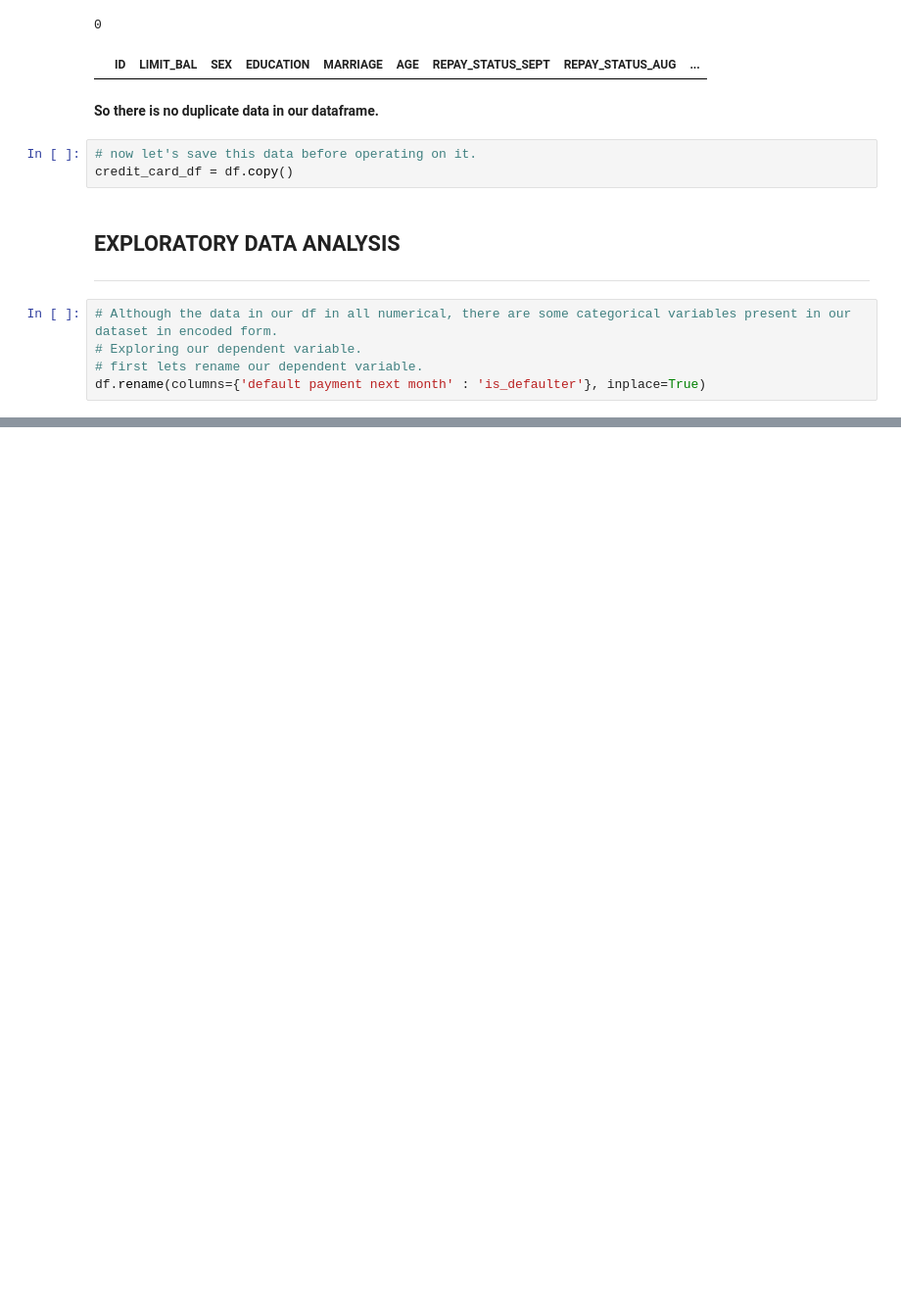
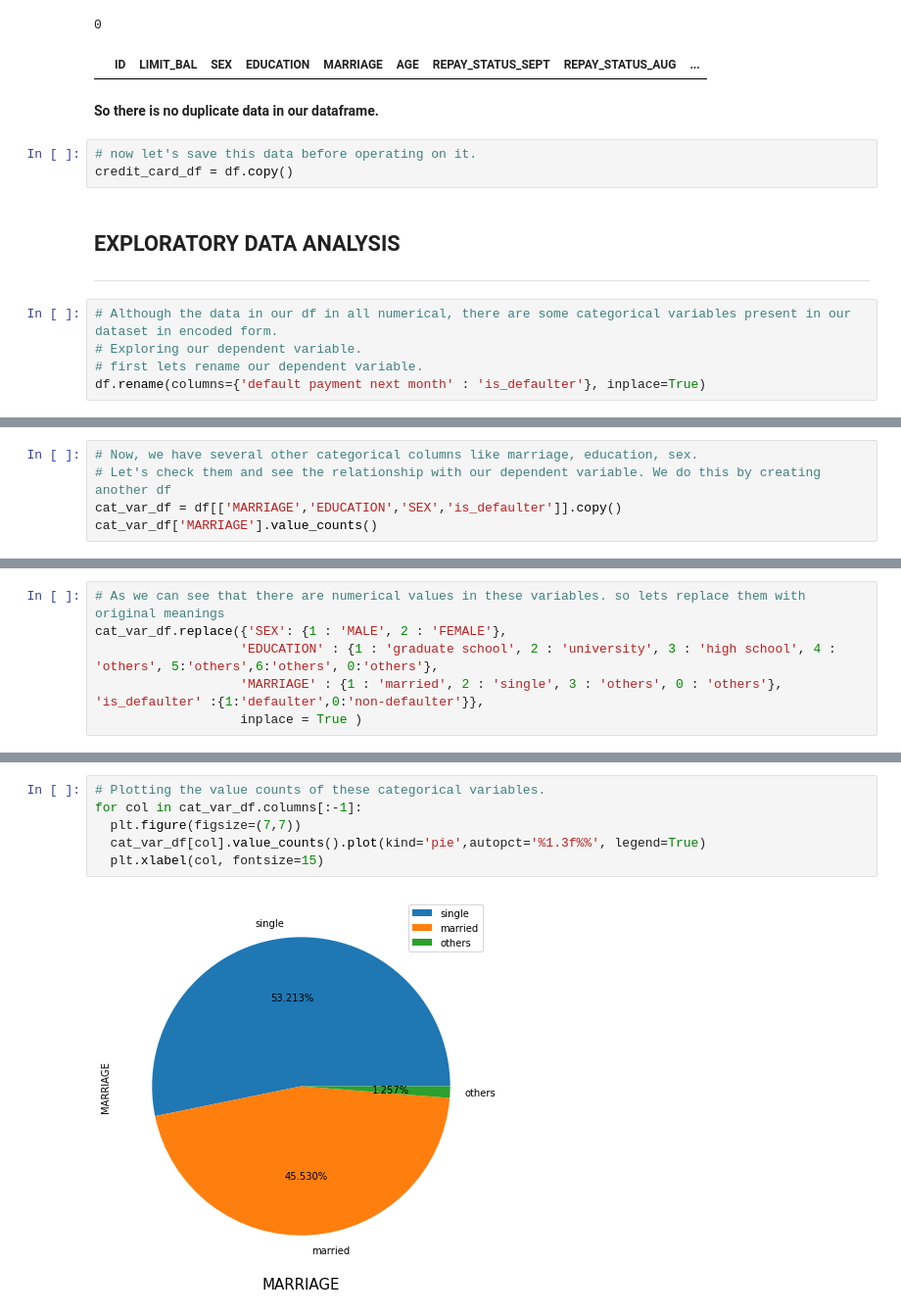
Before and after one commit to gopaljigupta45/CREDIT_CARD_DEFAULT_PREDICTION, a Jupyter notebook: Credit_Card_Default_Prediction_GOPAL_JI_GUPTA_Capstone_Project.ipynb, the cells around one changed output, grey strips where cells are left out. Shown at 98% size. Saved outputs shown, nothing was run; the diff lists cells and outputs as text; blank space fills up the shorter version.

```diff
--- a/Credit_Card_Default_Prediction_GOPAL_JI_GUPTA_Capstone_Project.ipynb
+++ b/Credit_Card_Default_Prediction_GOPAL_JI_GUPTA_Capstone_Project.ipynb
@@ -223,0 +242,5 @@ Text(0.5, 1.0, 'Graph denoting the no. of defaulters (value 1) vs non-defaulters
+# %%
+# Now, we have several other categorical columns like marriage, education, sex.
+# Let's check them and see the relationship with our dependent variable. We do this by creating another df
+cat_var_df = df[['MARRIAGE','EDUCATION','SEX','is_defaulter']].copy()
+cat_var_df['MARRIAGE'].value_counts()
@@ -223,0 +274,6 @@ Text(0.5, 1.0, 'Graph denoting the no. of defaulters (value 1) vs non-defaulters
+# %%
+# As we can see that there are numerical values in these variables. so lets replace them with original meanings
+cat_var_df.replace({'SEX': {1 : 'MALE', 2 : 'FEMALE'},
+                   'EDUCATION' : {1 : 'graduate school', 2 : 'university', 3 : 'high school', 4 : 'others', 5:'others',6:'others', 0:'others'},
+                   'MARRIAGE' : {1 : 'married', 2 : 'single', 3 : 'others', 0 : 'others'}, 'is_defaulter' :{1:'defaulter',0:'non-defaulter'}},
+                   inplace = True )
@@ -223,0 +289,8 @@ Text(0.5, 1.0, 'Graph denoting the no. of defaulters (value 1) vs non-defaulters
+# %%
+# Plotting the value counts of these categorical variables.
+for col in cat_var_df.columns[:-1]:
+  plt.figure(figsize=(7,7))
+  cat_var_df[col].value_counts().plot(kind='pie',autopct='%1.3f%%', legend=True)
+  plt.xlabel(col, fontsize=15)
+# %% [output]
+[figure, added]
```
Also changed, not shown: parts of 11 cells of this notebook.
